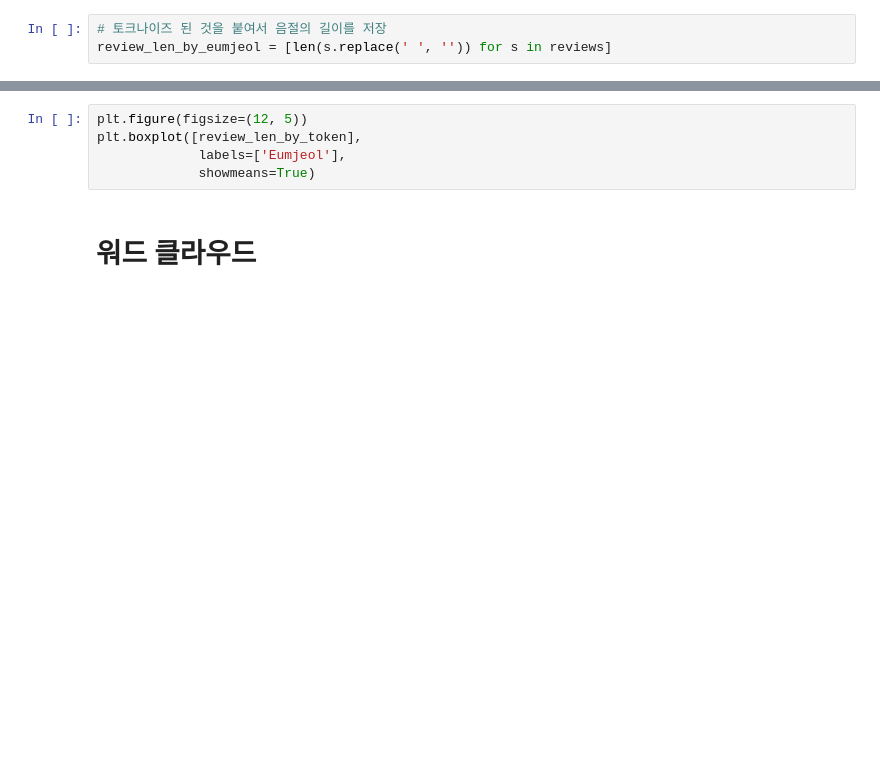
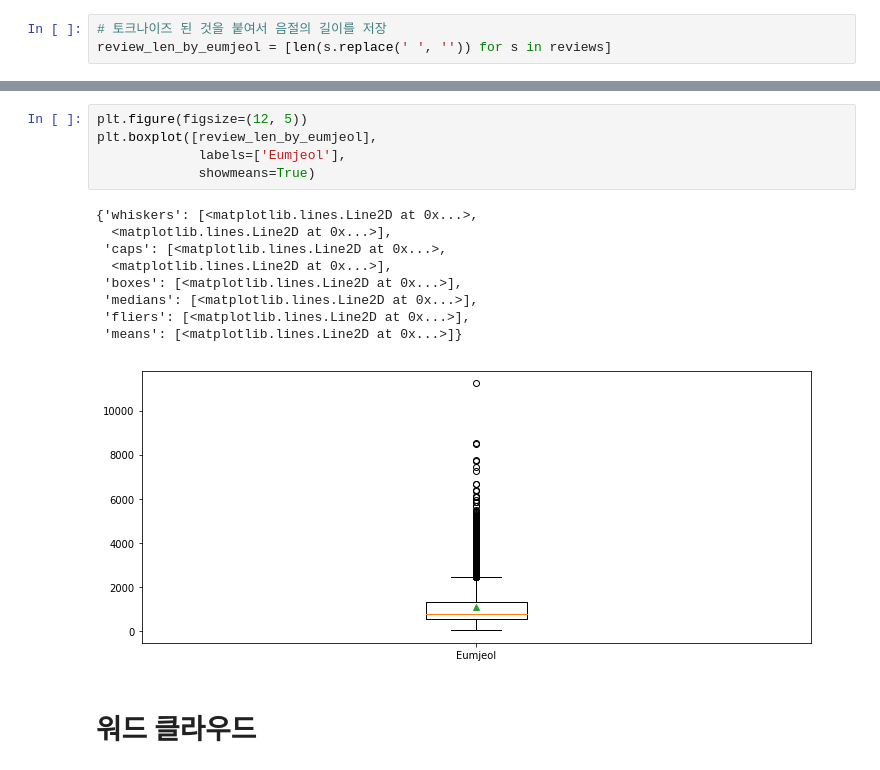
Before and after one commit to NLP-kr/tensorflow-ml-nlp, a Jupyter notebook: 3.NLP_INTRO/3.6 EDA.ipynb, the cells around one changed output, grey strips where cells are left out. Cells and saved outputs as stored; diff of their text form; blank space fills up the shorter version.

```diff
--- a/3.NLP_INTRO/3.6 EDA.ipynb
+++ b/3.NLP_INTRO/3.6 EDA.ipynb
@@ -91,8 +118,18 @@ plt.boxplot([review_len_by_token],
 # %%
 plt.figure(figsize=(12, 5))
-plt.boxplot([review_len_by_token],
+plt.boxplot([review_len_by_eumjeol],
              labels=['Eumjeol'],
              showmeans=True)
+# %% [output]
+{'whiskers': [<matplotlib.lines.Line2D at 0x...>,
+  <matplotlib.lines.Line2D at 0x...>],
+ 'caps': [<matplotlib.lines.Line2D at 0x...>,
+  <matplotlib.lines.Line2D at 0x...>],
+ 'boxes': [<matplotlib.lines.Line2D at 0x...>],
+ 'medians': [<matplotlib.lines.Line2D at 0x...>],
+ 'fliers': [<matplotlib.lines.Line2D at 0x...>],
+ 'means': [<matplotlib.lines.Line2D at 0x...>]}
+[figure, added]
 # %% [markdown]
 # 워드 클라우드
 # %%
```
Also changed, not shown: parts of 6 cells of this notebook.
